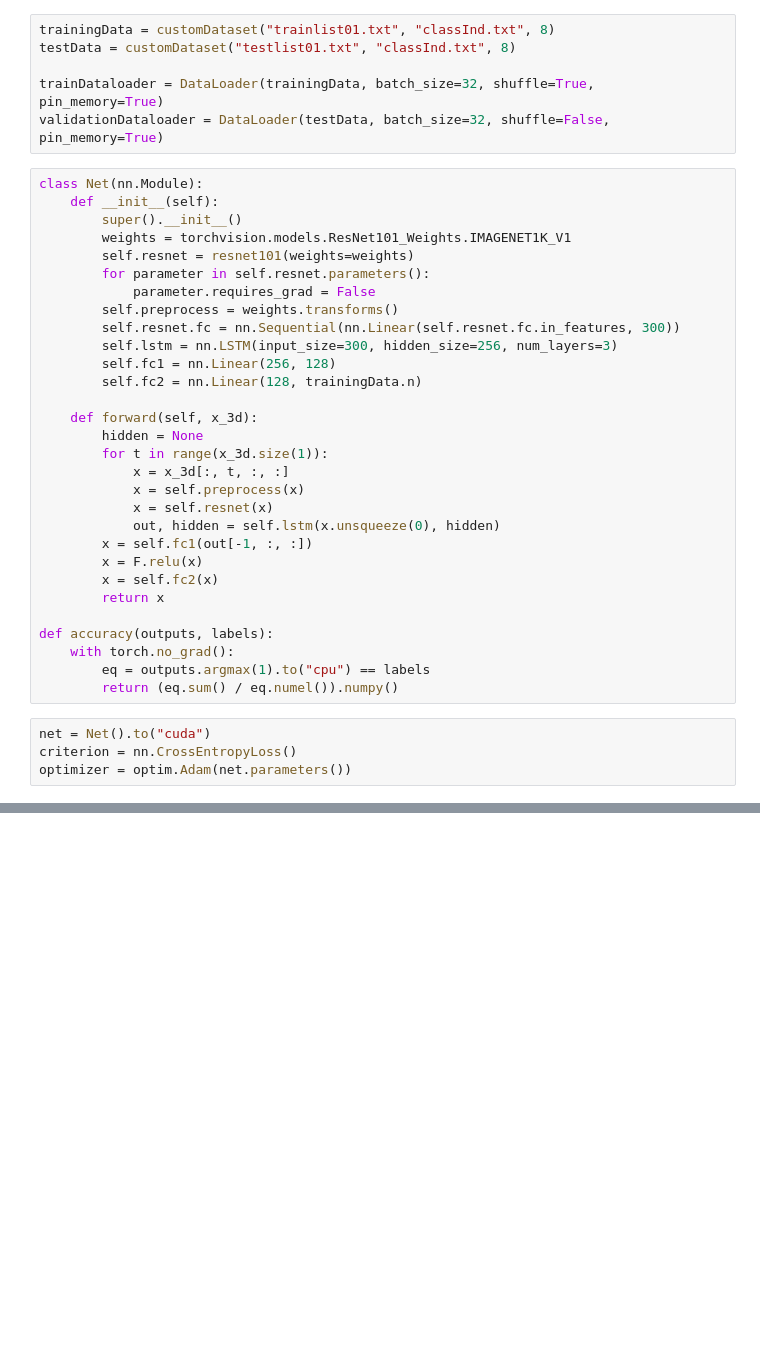
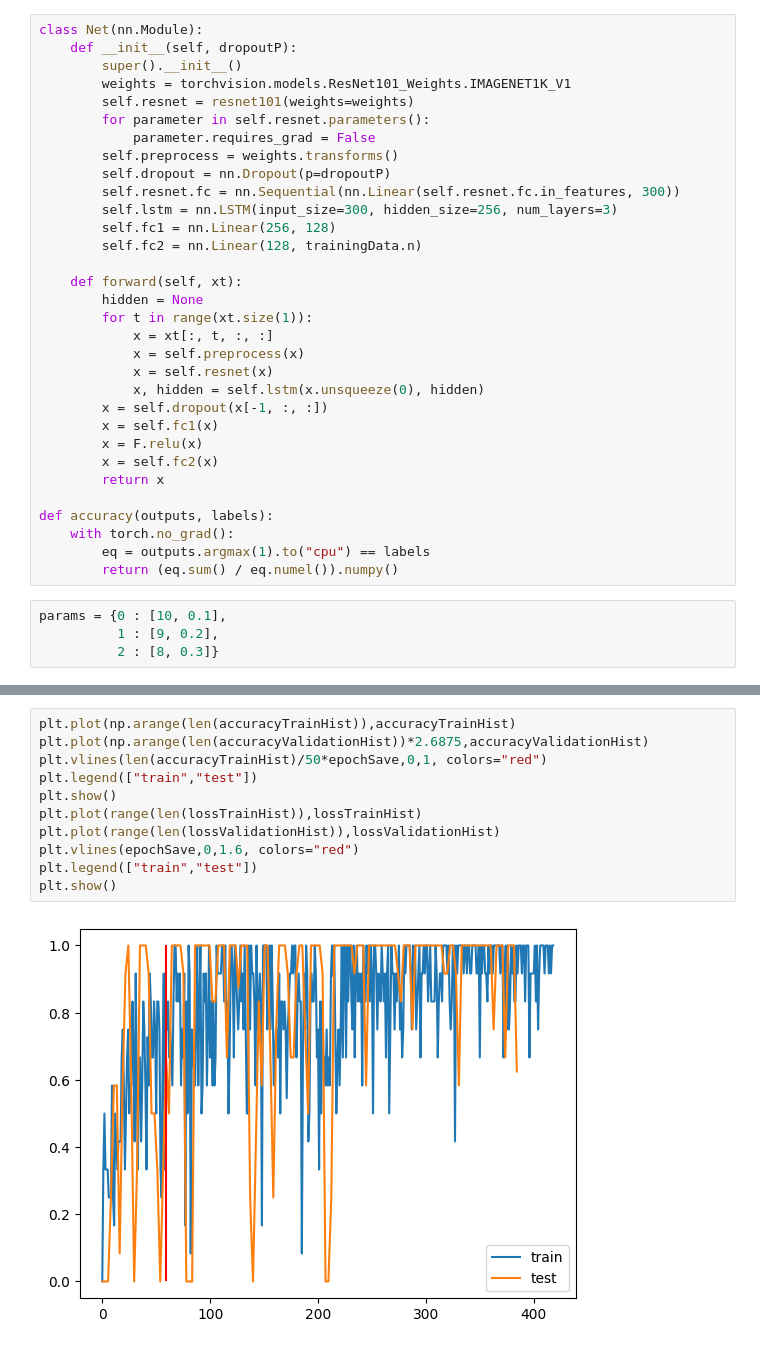
Before and after one commit to alihan-ozturk/UCF-101-video-recognition-with-Pytorch, a Jupyter notebook: RNN.ipynb, the cells around one changed output, grey strips where cells are left out. Cells and saved outputs as stored; diff of their text form; blank space fills up the shorter version.

```diff
--- a/RNN.ipynb
+++ b/RNN.ipynb
@@ -40,32 +38,28 @@ class customDataset(Dataset):
         return video/255, label
-# %%
-trainingData = customDataset("trainlist01.txt", "classInd.txt", 8)
-testData = customDataset("testlist01.txt", "classInd.txt", 8)
-
-trainDataloader = DataLoader(trainingData, batch_size=32, shuffle=True, pin_memory=True)
-validationDataloader = DataLoader(testData, batch_size=32, shuffle=False, pin_memory=True)
 # %%
 class Net(nn.Module):
-    def __init__(self):
+    def __init__(self, dropoutP):
         super().__init__()
         weights = torchvision.models.ResNet101_Weights.IMAGENET1K_V1
         self.resnet = resnet101(weights=weights)
         for parameter in self.resnet.parameters():
             parameter.requires_grad = False
         self.preprocess = weights.transforms()
+        self.dropout = nn.Dropout(p=dropoutP)
         self.resnet.fc = nn.Sequential(nn.Linear(self.resnet.fc.in_features, 300))
         self.lstm = nn.LSTM(input_size=300, hidden_size=256, num_layers=3)
         self.fc1 = nn.Linear(256, 128)
         self.fc2 = nn.Linear(128, trainingData.n)
 
-    def forward(self, x_3d):
+    def forward(self, xt):
         hidden = None
-        for t in range(x_3d.size(1)):
-            x = x_3d[:, t, :, :]
+        for t in range(xt.size(1)):
+            x = xt[:, t, :, :]
             x = self.preprocess(x)
             x = self.resnet(x)
-            out, hidden = self.lstm(x.unsqueeze(0), hidden)
-        x = self.fc1(out[-1, :, :])
+            x, hidden = self.lstm(x.unsqueeze(0), hidden)
+        x = self.dropout(x[-1, :, :])
+        x = self.fc1(x)
         x = F.relu(x)
         x = self.fc2(x)
         return x
@@ -74,8 +68,8 @@ def accuracy(outputs, labels):
     with torch.no_grad():
         eq = outputs.argmax(1).to("cpu") == labels
         return (eq.sum() / eq.numel()).numpy()
-# %%
-net = Net().to("cuda")
-criterion = nn.CrossEntropyLoss()
-optimizer = optim.Adam(net.parameters())
+# %%
+params = {0 : [10, 0.1],
+          1 : [9, 0.2],
+          2 : [8, 0.3]}
 # %%
@@ -148,0 +140,13 @@ train
+# %%
+plt.plot(np.arange(len(accuracyTrainHist)),accuracyTrainHist)
+plt.plot(np.arange(len(accuracyValidationHist))*2.6875,accuracyValidationHist)
+plt.vlines(len(accuracyTrainHist)/50*epochSave,0,1, colors="red")
+plt.legend(["train","test"])
+plt.show()
+plt.plot(range(len(lossTrainHist)),lossTrainHist)
+plt.plot(range(len(lossValidationHist)),lossValidationHist)
+plt.vlines(epochSave,0,1.6, colors="red")
+plt.legend(["train","test"])
+plt.show()
+# %% [output]
+[figure, added]
```
Also changed, not shown: parts of 7 cells of this notebook, 1 other file.
